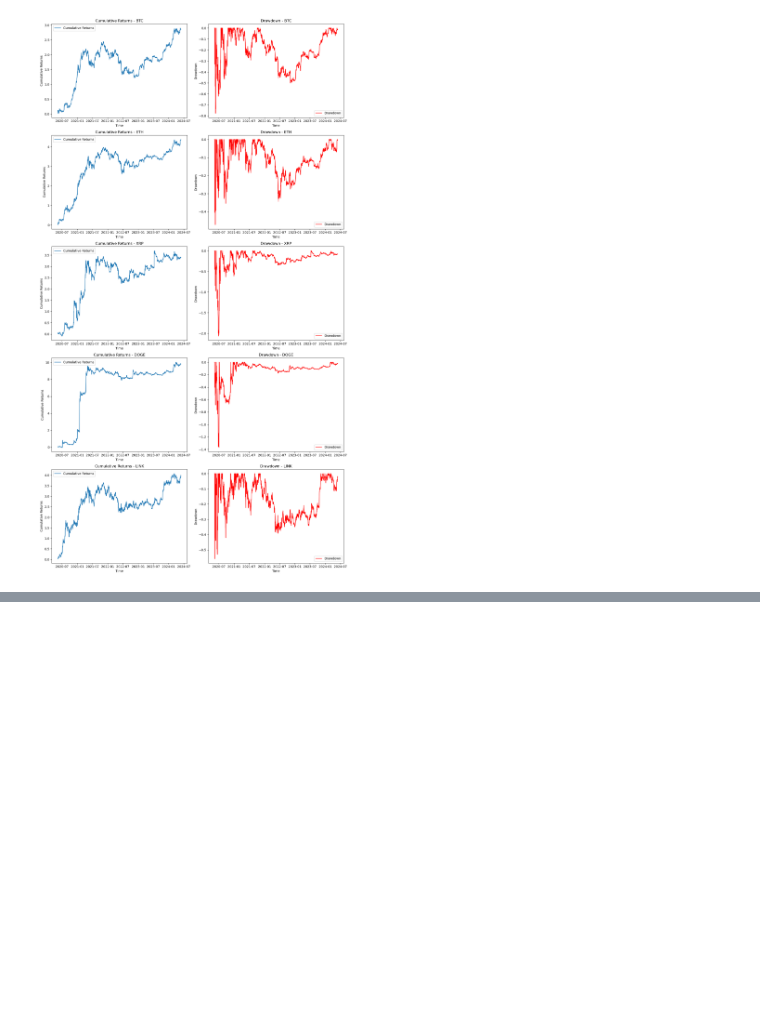
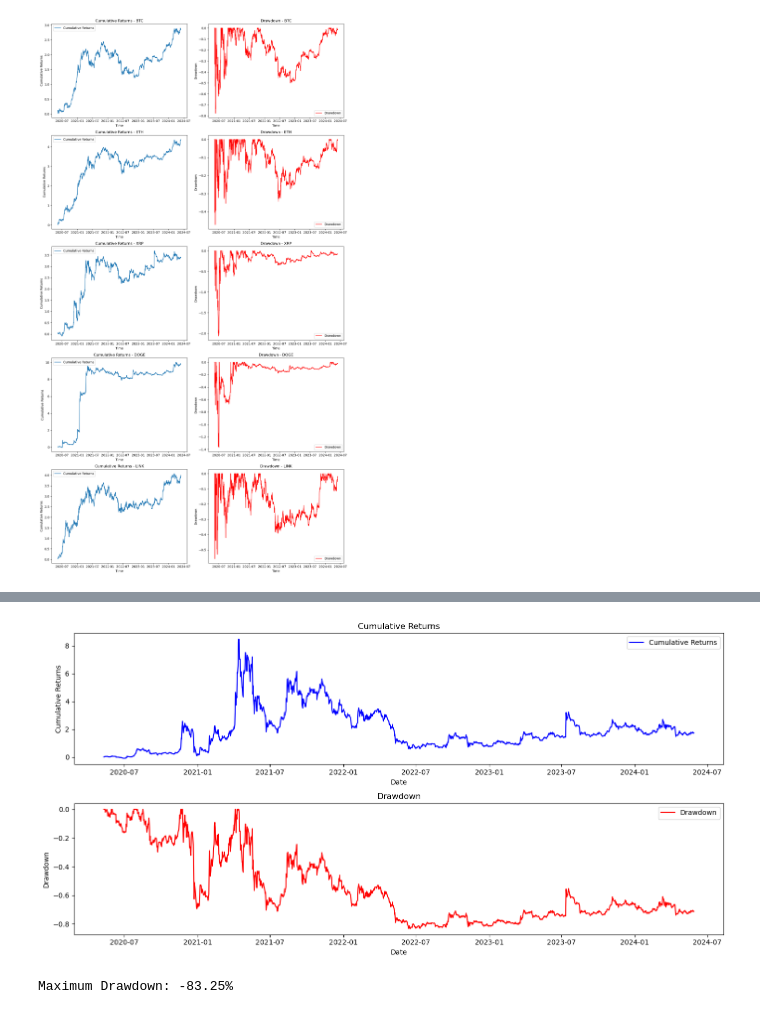
Before and after one commit to bamarasingam/meme_portfolio, a Jupyter notebook: medium/riskfolio_port-medium.ipynb, the cells around one changed output, grey strips where cells are left out. Saved outputs shown, nothing was run; the diff lists cells and outputs as text; code cells hidden in the pictures; blank space fills up the shorter version.

```diff
--- a/medium/riskfolio_port-medium.ipynb
+++ b/medium/riskfolio_port-medium.ipynb
@@ -257,0 +285,41 @@ returns
+# %%
+# Assuming df is your dataframe and 'XRP' is the column with daily closing prices
+prices = df['XRP']
+
+# Calculate cumulative returns
+cumulative_returns = (prices / prices.iloc[0]) - 1
+
+# Calculate running maximum
+running_max = np.maximum.accumulate(prices)
+running_max[running_max < 0] = 0
+
+# Calculate drawdowns
+drawdown = (prices - running_max) / running_max
+
+# Calculate max drawdown
+max_drawdown = drawdown.min()
+
+# Plot cumulative returns
+plt.figure(figsize=(14, 7))
+plt.subplot(2, 1, 1)
+plt.plot(cumulative_returns, label='Cumulative Returns', color='blue')
+plt.title('Cumulative Returns')
+plt.xlabel('Date')
+plt.ylabel('Cumulative Returns')
+plt.legend()
+
+# Plot drawdowns
+plt.subplot(2, 1, 2)
+plt.plot(drawdown, label='Drawdown', color='red')
+plt.title('Drawdown')
+plt.xlabel('Date')
+plt.ylabel('Drawdown')
+plt.legend()
+
+plt.tight_layout()
+plt.show()
+
+print(f"Maximum Drawdown: {max_drawdown:.2%}")
+# %% [output]
+[figure, added]
+Maximum Drawdown: -83.25%
```
Also changed, not shown: parts of 6 cells of this notebook.
